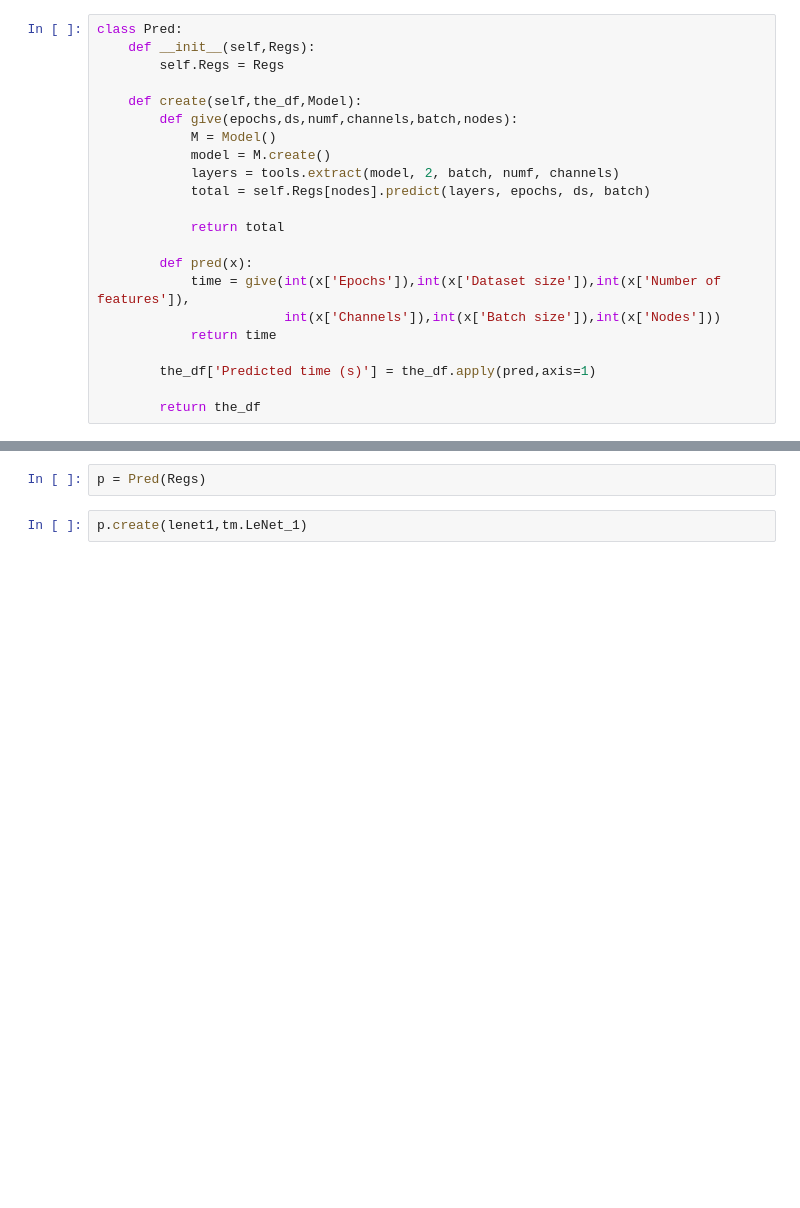
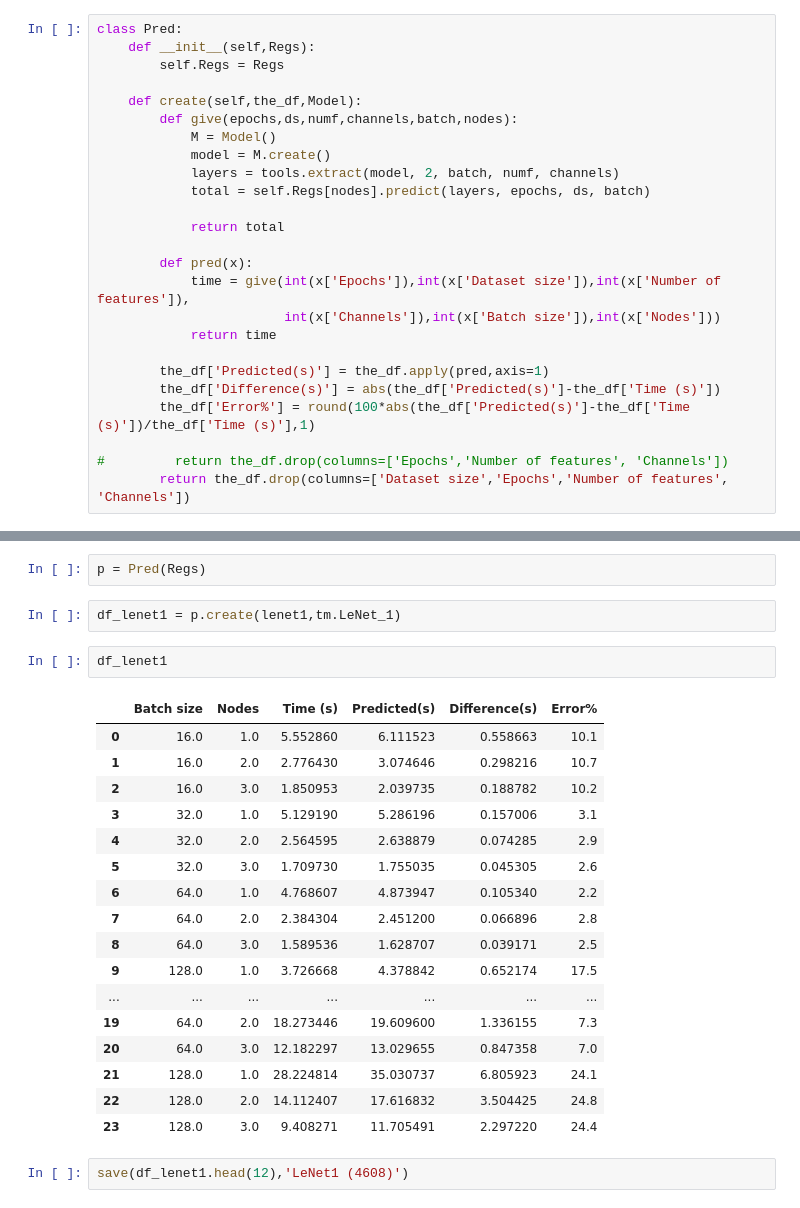
Before and after one commit to vlamprinidis/NN_prediction, a Jupyter notebook: predict.ipynb, the cells around one changed output, grey strips where cells are left out. Drawn from its saved outputs; the diff is of its cells as text; blank space fills up the shorter version.

```diff
--- a/predict.ipynb
+++ b/predict.ipynb
@@ -42,6 +52,9 @@ class Pred:
                         int(x['Channels']),int(x['Batch size']),int(x['Nodes']))
             return time
 
-        the_df['Predicted time (s)'] = the_df.apply(pred,axis=1)
+        the_df['Predicted(s)'] = the_df.apply(pred,axis=1)
+        the_df['Difference(s)'] = abs(the_df['Predicted(s)']-the_df['Time (s)'])
+        the_df['Error%'] = round(100*abs(the_df['Predicted(s)']-the_df['Time (s)'])/the_df['Time (s)'],1)
 
-        return the_df
+#         return the_df.drop(columns=['Epochs','Number of features', 'Channels'])
+        return the_df.drop(columns=['Dataset size','Epochs','Number of features', 'Channels'])
@@ -48,4 +94,26 @@ class Pred:
 # %%
 p = Pred(Regs)
 # %%
-p.create(lenet1,tm.LeNet_1)
+df_lenet1 = p.create(lenet1,tm.LeNet_1)
+# %%
+df_lenet1
+# %% [output]
+|  | Batch size | Nodes | Time (s) | Predicted(s) | Difference(s) | Error% |
+| 0 | 16.0 | 1.0 | 5.552860 | 6.111523 | 0.558663 | 10.1 |
+| 1 | 16.0 | 2.0 | 2.776430 | 3.074646 | 0.298216 | 10.7 |
+| 2 | 16.0 | 3.0 | 1.850953 | 2.039735 | 0.188782 | 10.2 |
+| 3 | 32.0 | 1.0 | 5.129190 | 5.286196 | 0.157006 | 3.1 |
+| 4 | 32.0 | 2.0 | 2.564595 | 2.638879 | 0.074285 | 2.9 |
+| 5 | 32.0 | 3.0 | 1.709730 | 1.755035 | 0.045305 | 2.6 |
+| 6 | 64.0 | 1.0 | 4.768607 | 4.873947 | 0.105340 | 2.2 |
+| 7 | 64.0 | 2.0 | 2.384304 | 2.451200 | 0.066896 | 2.8 |
+| 8 | 64.0 | 3.0 | 1.589536 | 1.628707 | 0.039171 | 2.5 |
+| 9 | 128.0 | 1.0 | 3.726668 | 4.378842 | 0.652174 | 17.5 |
+| ... | ... | ... | ... | ... | ... | ... |
+| 19 | 64.0 | 2.0 | 18.273446 | 19.609600 | 1.336155 | 7.3 |
+| 20 | 64.0 | 3.0 | 12.182297 | 13.029655 | 0.847358 | 7.0 |
+| 21 | 128.0 | 1.0 | 28.224814 | 35.030737 | 6.805923 | 24.1 |
+| 22 | 128.0 | 2.0 | 14.112407 | 17.616832 | 3.504425 | 24.8 |
+| 23 | 128.0 | 3.0 | 9.408271 | 11.705491 | 2.297220 | 24.4 |
+# %%
+save(df_lenet1.head(12),'LeNet1 (4608)')
```
Also changed, not shown: parts of 25 cells of this notebook, 5 other files.
